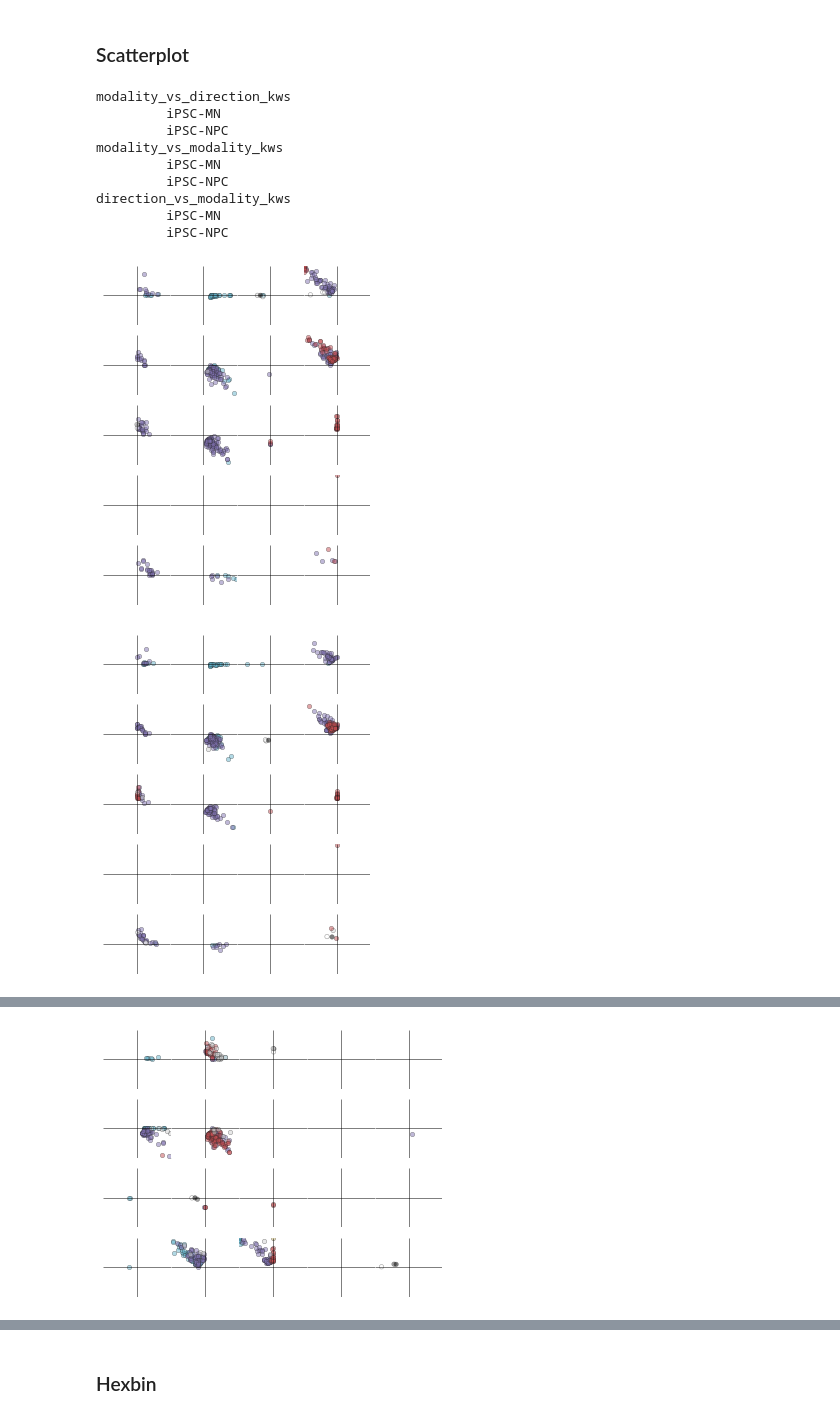
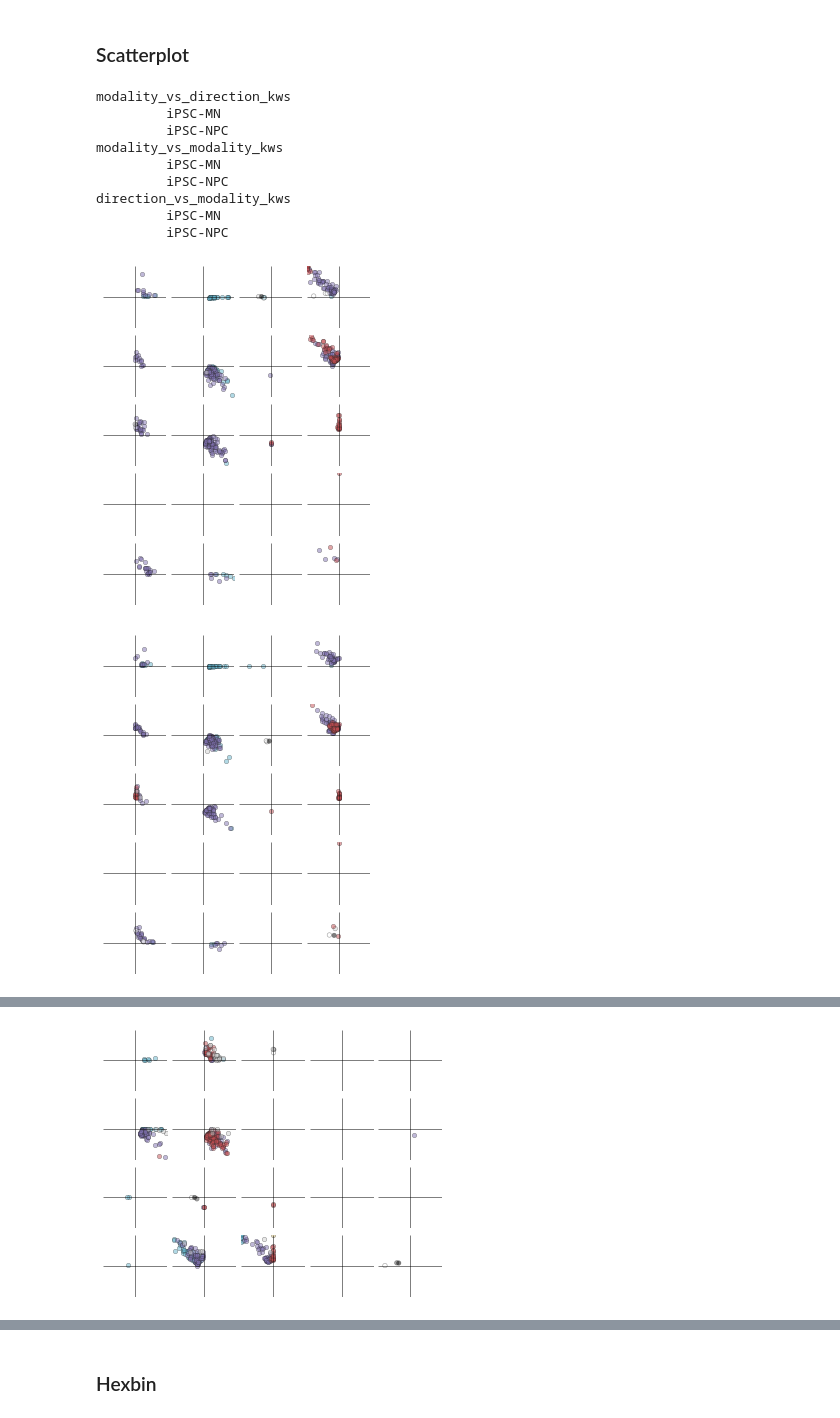
Before and after one commit to YeoLab/singlecell_pnm, a Jupyter notebook: 05_Figure_5/03_large_voyages.ipynb, the cells around one changed output, grey strips where cells are left out. Cells and saved outputs as stored; diff of their text form; code cells hidden in the pictures.

```diff
--- a/05_Figure_5/03_large_voyages.ipynb
+++ b/05_Figure_5/03_large_voyages.ipynb
@@ -300,33 +307,33 @@ direction_vs_modality_kws
 vmin = -1
 vmax = 1
 vlim = vmin, vmax
 
 for name, kwargs in facet_kwargs.items():
     print(name)
     for transition, df in large_voyages.groupby('transition'):
         print('\t', transition)
         g = sns.FacetGrid(df, size=1, **kwargs)
         g.map_dataframe(plt.scatter, '$\Delta x$', '$\Delta y$',
                         alpha=0.5, linewidth=0.5, edgecolor='#262626')
         g.set(xticks=[], yticks=[], xlim=vlim, ylim=vlim, ylabel='', xlabel='')
         g.set_titles('')
         for ax in g.axes.flat:
             ax.hlines(0, vmin, vmax, color='k', linewidth=0.5)
             ax.vlines(0, vmin, vmax, color='k', linewidth=0.5)
 
-        g.fig.tight_layout(w_pad=0)
+        g.fig.tight_layout(w_pad=0.5, h_pad=0.75)
         sns.despine(bottom=True, left=True)
         g.savefig('{folder}/large_voyages_{row}_vs_{col}_{transition}_scatter.pdf'.format(
                 folder=figure_folder, transition=transition, **kwargs))
 # %% [output]
 modality_vs_direction_kws
          iPSC-MN
          iPSC-NPC
 modality_vs_modality_kws
          iPSC-MN
          iPSC-NPC
 direction_vs_modality_kws
          iPSC-MN
          iPSC-NPC
-[figure, old version]
+[figure, new version]
-[figure, old version]
+[figure, new version]
@@ -335 +342 @@ direction_vs_modality_kws
-[figure, old version]
+[figure, new version]
```
Also changed, not shown: parts of 3 cells of this notebook, 24 other files.
